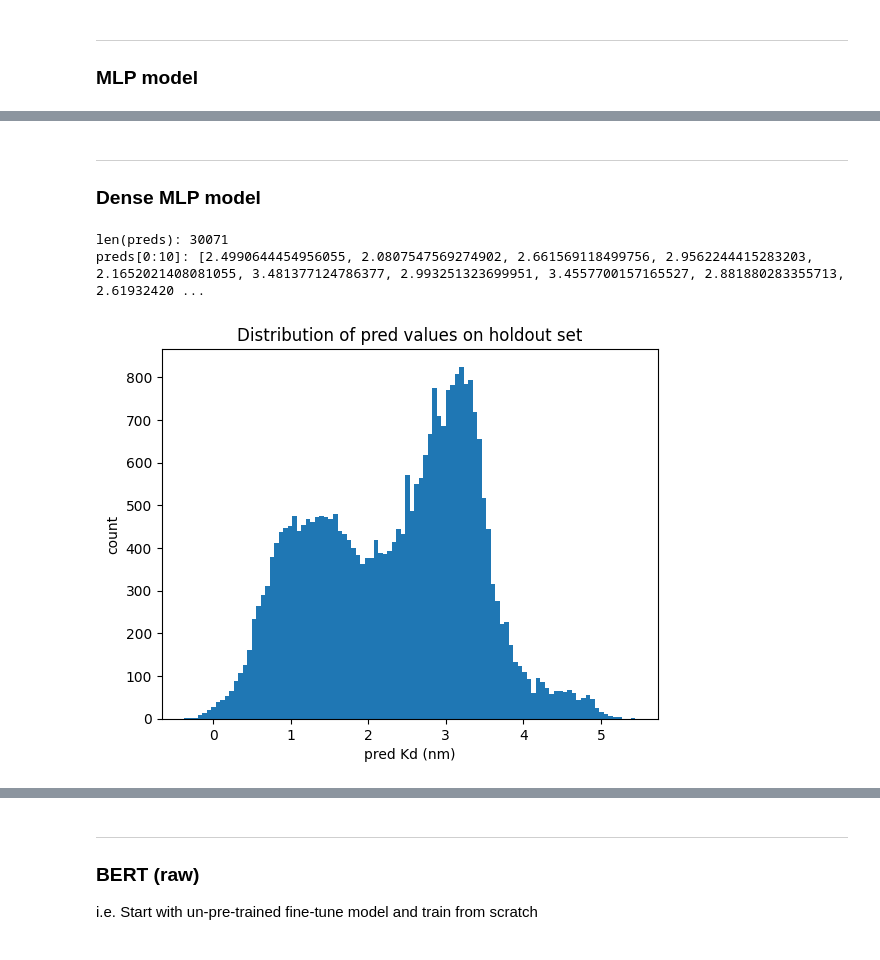
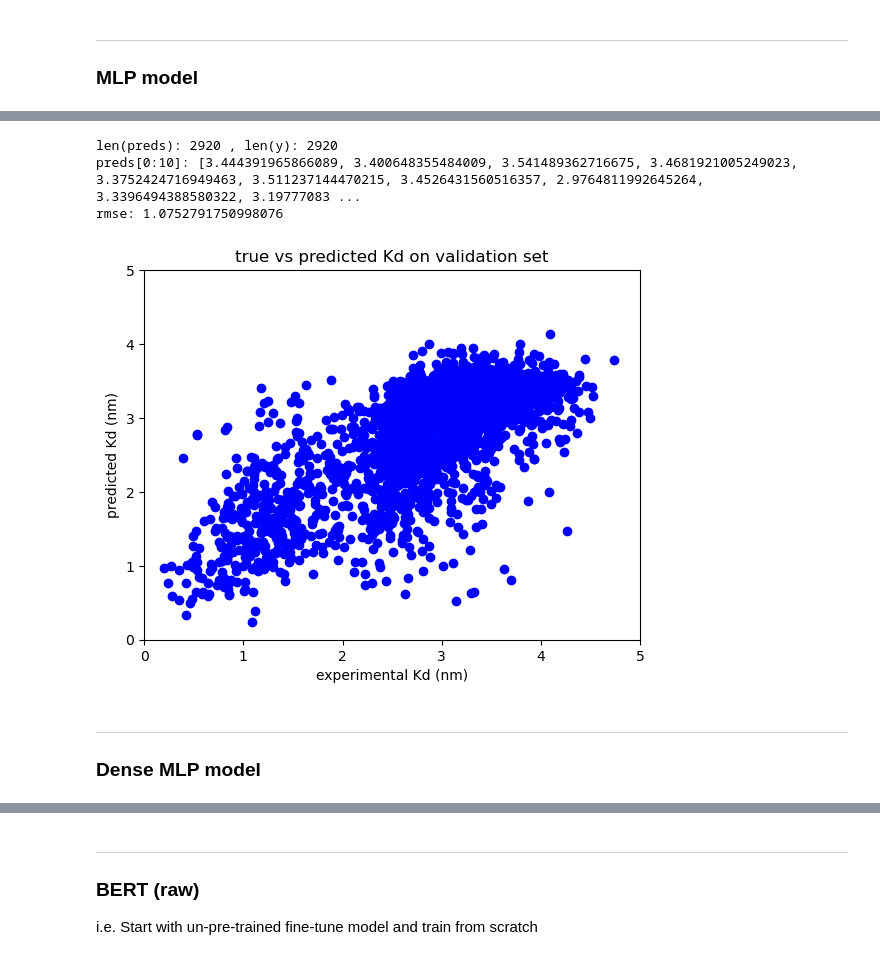
Before and after one commit to planaria158/BERT-antibody-antigen-binding-energy, a Jupyter notebook: notebooks/Inference.ipynb, the cells around one changed output, grey strips where cells are left out. Cells and saved outputs as stored; diff of their text form; code cells hidden in the pictures.

```diff
--- a/notebooks/Inference.ipynb
+++ b/notebooks/Inference.ipynb
@@ -86,19 +82,12 @@ rmse: 1.0752791750998076
+# %%
+pred_file_path = '../inference_results/preds_mlp_1714519460.345232.pkl'
+true_file_path = '../inference_results/y_mlp_1714519460.3456798.pkl'
+plot_pred_vs_true(pred_file_path, true_file_path)
+# %% [output]
+len(preds): 2920 , len(y): 2920
+preds[0:10]: [3.444391965866089, 3.400648355484009, 3.541489362716675, 3.4681921005249023, 3.3752424716949463, 3.511237144470215, 3.4526431560516357, 2.9764811992645264, 3.3396494388580322, 3.19777083 ...
+rmse: 1.0752791750998076
+[figure, added]
 # %% [markdown]
 ----
 ### Dense MLP model
-# %%
-preds = pk.load(open('../inference_results/preds_dense_mlp.pkl', 'rb'))
-print('len(preds):', len(preds))
-preds = [p[0] for p in preds]
-print('preds[0:10]:', preds[0:10])
-
-# Histogram of predicted values
-plt.hist(preds, bins=100)
-plt.xlabel('pred Kd (nm)')
-plt.ylabel('count')
-plt.title('Distribution of pred values on holdout set')
-plt.show()
-# %% [output]
-len(preds): 30071
-preds[0:10]: [2.4990644454956055, 2.0807547569274902, 2.661569118499756, 2.9562244415283203, 2.1652021408081055, 3.481377124786377, 2.993251323699951, 3.4557700157165527, 2.881880283355713, 2.61932420 ...
-[figure, removed]
```
Also changed, not shown: parts of 15 cells of this notebook, 9 other files.
